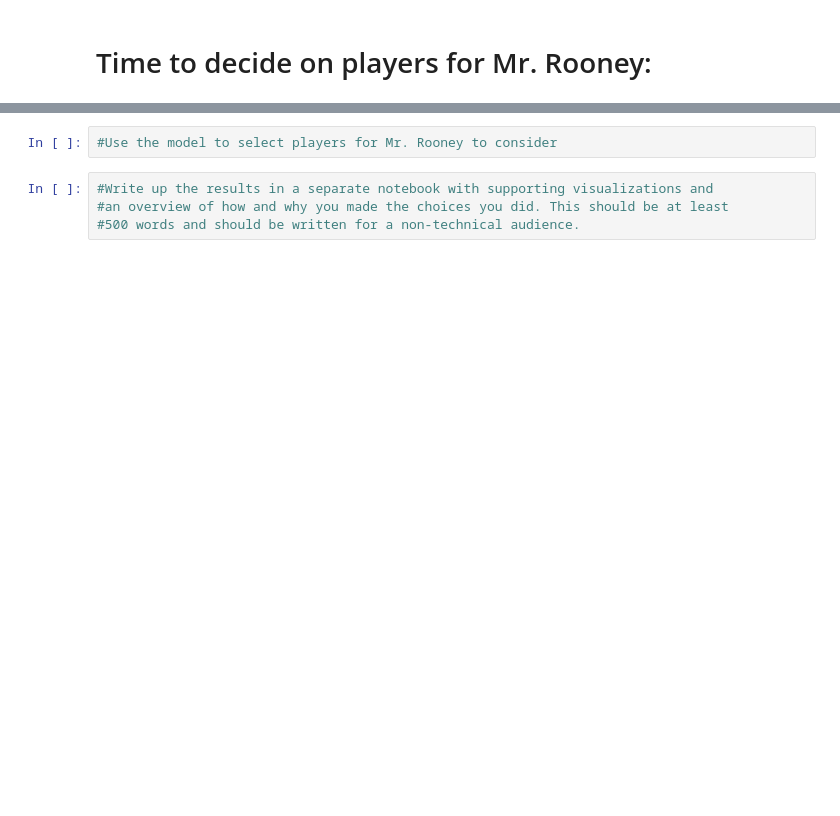
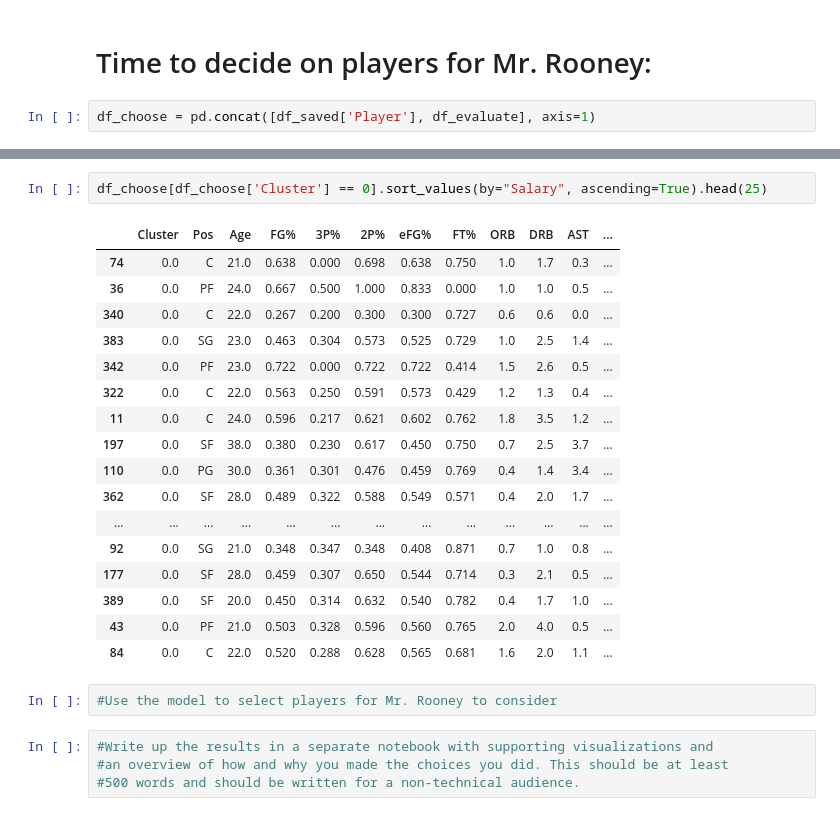
Before and after one commit to wloving77/Fall2023Classes, a Jupyter notebook: foundations_of_machine_learning/assignments/BBall-Clustering/Lab-Clustering-2.ipynb, the cells around one changed output, grey strips where cells are left out. Saved outputs shown, nothing was run; the diff lists cells and outputs as text; blank space fills up the shorter version.

Commit message:
gotta choose players now

```diff
--- a/foundations_of_machine_learning/assignments/BBall-Clustering/Lab-Clustering-2.ipynb
+++ b/foundations_of_machine_learning/assignments/BBall-Clustering/Lab-Clustering-2.ipynb
@@ -343,2 +344,4 @@ Within Cluster Sum of Squared: 4100.455076910795
 # %% [markdown]
 # Time to decide on players for Mr. Rooney:
+# %%
+df_choose = pd.concat([df_saved['Player'], df_evaluate], axis=1)
@@ -345,3 +356,23 @@ Within Cluster Sum of Squared: 4100.455076910795
+# %%
+df_choose[df_choose['Cluster'] == 0].sort_values(by="Salary", ascending=True).head(25)
+# %% [output]
+|  | Cluster | Pos | Age | FG% | 3P% | 2P% | eFG% | FT% | ORB | DRB | AST | ... |
+| 74 | 0.0 | C | 21.0 | 0.638 | 0.000 | 0.698 | 0.638 | 0.750 | 1.0 | 1.7 | 0.3 | ... |
+| 36 | 0.0 | PF | 24.0 | 0.667 | 0.500 | 1.000 | 0.833 | 0.000 | 1.0 | 1.0 | 0.5 | ... |
+| 340 | 0.0 | C | 22.0 | 0.267 | 0.200 | 0.300 | 0.300 | 0.727 | 0.6 | 0.6 | 0.0 | ... |
+| 383 | 0.0 | SG | 23.0 | 0.463 | 0.304 | 0.573 | 0.525 | 0.729 | 1.0 | 2.5 | 1.4 | ... |
+| 342 | 0.0 | PF | 23.0 | 0.722 | 0.000 | 0.722 | 0.722 | 0.414 | 1.5 | 2.6 | 0.5 | ... |
+| 322 | 0.0 | C | 22.0 | 0.563 | 0.250 | 0.591 | 0.573 | 0.429 | 1.2 | 1.3 | 0.4 | ... |
+| 11 | 0.0 | C | 24.0 | 0.596 | 0.217 | 0.621 | 0.602 | 0.762 | 1.8 | 3.5 | 1.2 | ... |
+| 197 | 0.0 | SF | 38.0 | 0.380 | 0.230 | 0.617 | 0.450 | 0.750 | 0.7 | 2.5 | 3.7 | ... |
+| 110 | 0.0 | PG | 30.0 | 0.361 | 0.301 | 0.476 | 0.459 | 0.769 | 0.4 | 1.4 | 3.4 | ... |
+| 362 | 0.0 | SF | 28.0 | 0.489 | 0.322 | 0.588 | 0.549 | 0.571 | 0.4 | 2.0 | 1.7 | ... |
+| ... | ... | ... | ... | ... | ... | ... | ... | ... | ... | ... | ... | ... |
+| 92 | 0.0 | SG | 21.0 | 0.348 | 0.347 | 0.348 | 0.408 | 0.871 | 0.7 | 1.0 | 0.8 | ... |
+| 177 | 0.0 | SF | 28.0 | 0.459 | 0.307 | 0.650 | 0.544 | 0.714 | 0.3 | 2.1 | 0.5 | ... |
+| 389 | 0.0 | SF | 20.0 | 0.450 | 0.314 | 0.632 | 0.540 | 0.782 | 0.4 | 1.7 | 1.0 | ... |
+| 43 | 0.0 | PF | 21.0 | 0.503 | 0.328 | 0.596 | 0.560 | 0.765 | 2.0 | 4.0 | 0.5 | ... |
+| 84 | 0.0 | C | 22.0 | 0.520 | 0.288 | 0.628 | 0.565 | 0.681 | 1.6 | 2.0 | 1.1 | ... |
 # %%
 #Use the model to select players for Mr. Rooney to consider
 # %%
```
Also changed, not shown: parts of 4 cells of this notebook.
